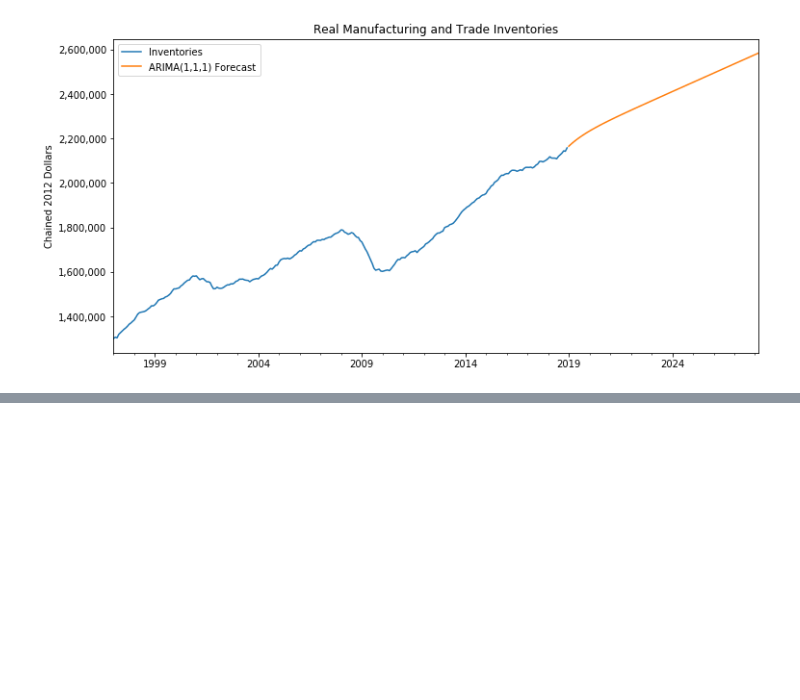
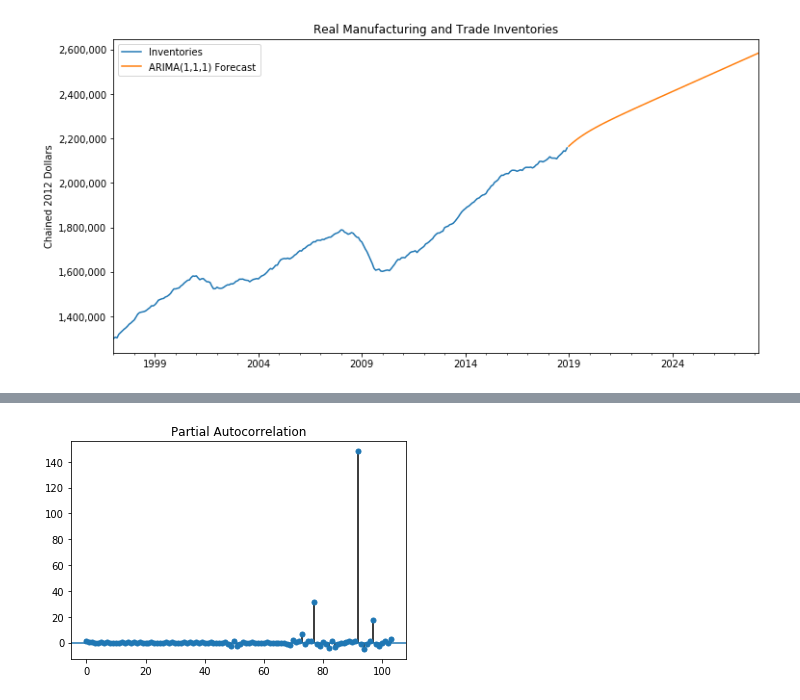
Before and after one commit to ywchiu/ctbcpy, a Jupyter notebook: Demo20190506.ipynb, the cells around one changed output, grey strips where cells are left out. Saved outputs shown, nothing was run; the diff lists cells and outputs as text; code cells hidden in the pictures; blank space fills up the shorter version.

```diff
--- a/Demo20190506.ipynb
+++ b/Demo20190506.ipynb
@@ -1391,0 +1431,4 @@ ax.yaxis.set_major_formatter(formatter);
+# %%
+plot_pacf(df['Applications']);
+# %% [output]
+[figure, added]
```
Also changed, not shown: parts of 19 cells of this notebook.
